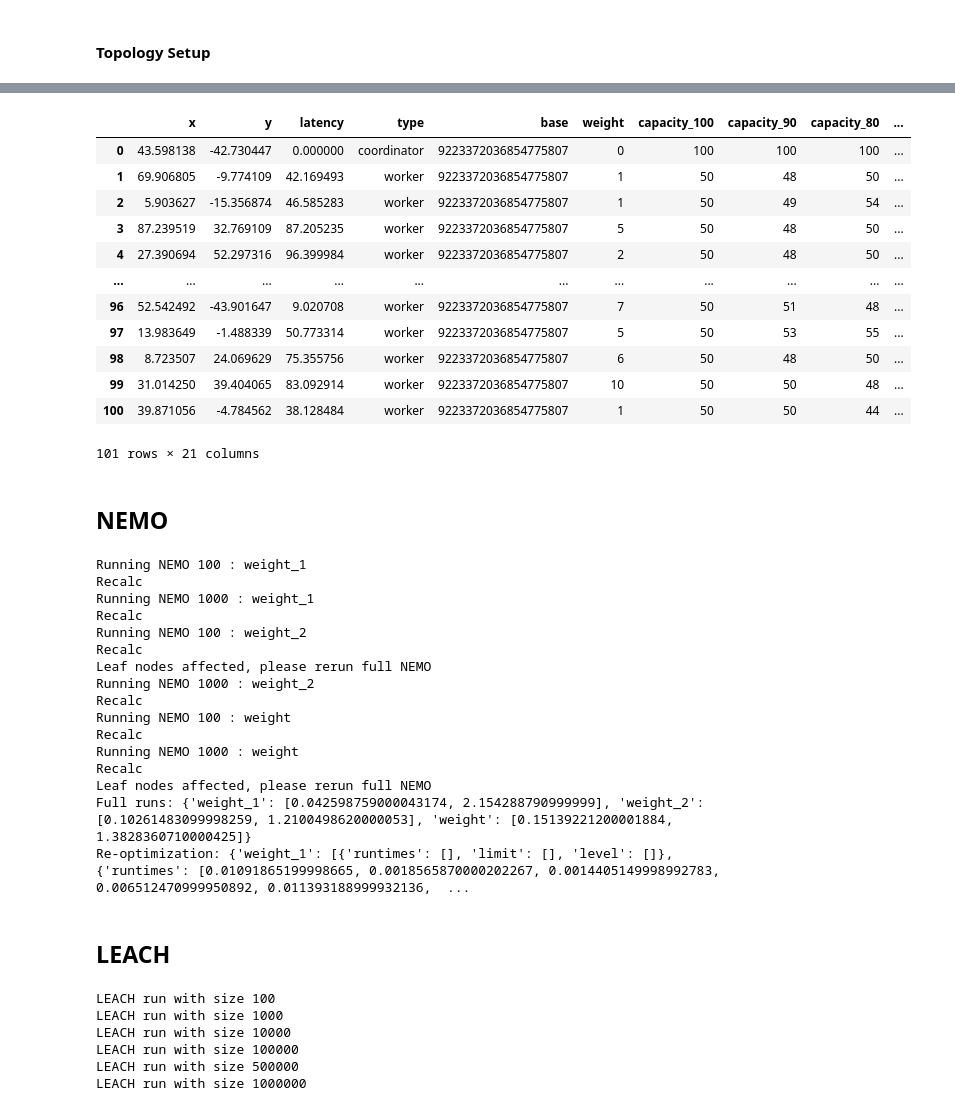
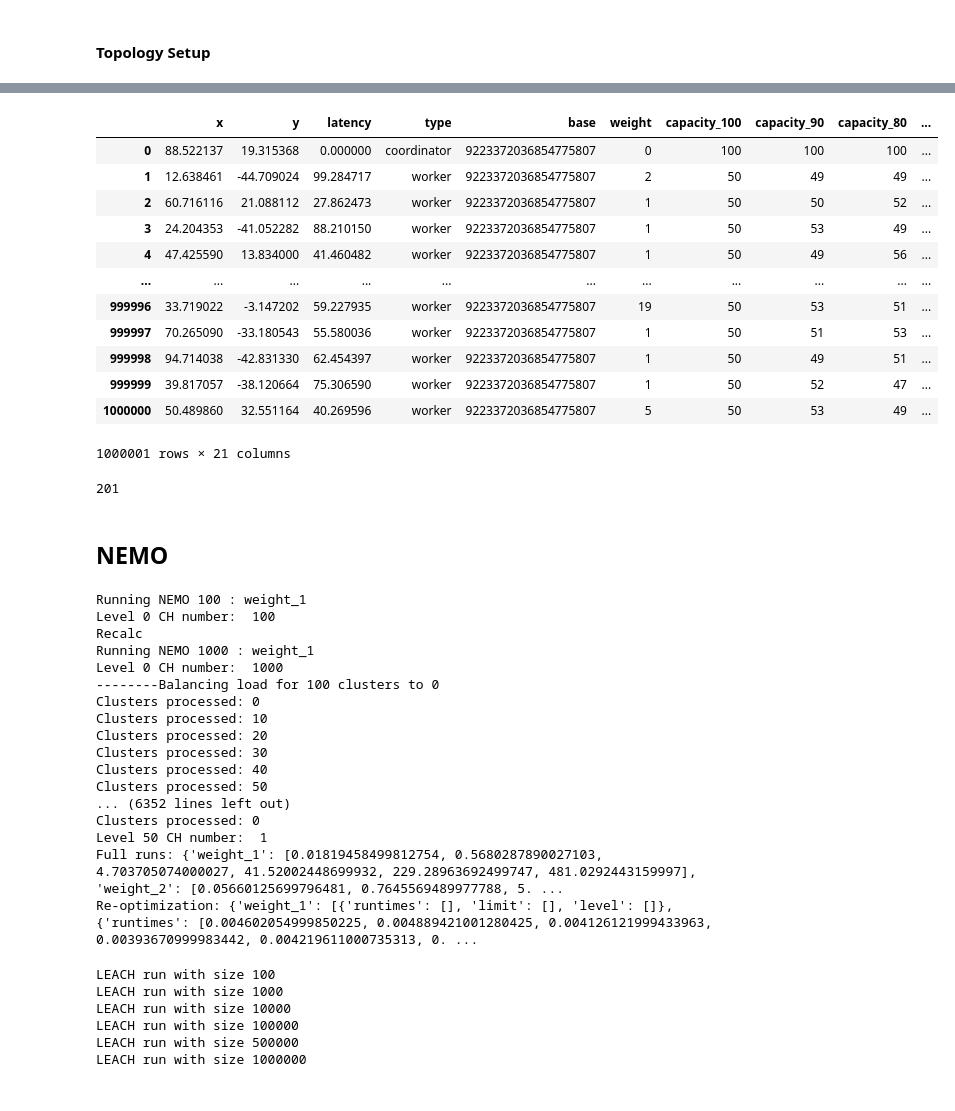
Before and after one commit to xchatzil/NEMO, a Jupyter notebook: notebooks/ScalabilityTests.ipynb, the cells around one changed output, grey strips where cells are left out. Drawn from its saved outputs; the diff is of its cells as text; code cells hidden in the pictures.

```diff
--- a/notebooks/ScalabilityTests.ipynb
+++ b/notebooks/ScalabilityTests.ipynb
@@ -41,8 +45,8 @@ W = 80
 L = 100
 
 opt_k = 0
-#topology_sizes = [100, 1000, 10000, 100000, 500000, 1000000]
-topology_sizes = [100, 1000]
+topology_sizes = [100, 1000, 10000, 100000, 500000, 1000000]
+# topology_sizes = [1000000]
 weight_cols = ["weight_1", "weight_2", "weight"]
 c_capacity = 100
 # %%
@@ -51,7 +55,7 @@ for tsize in topology_sizes:
     print("Creating topology with size", tsize)
     device_number = tsize + 1
     max_resources = device_number * avg - 100
-    centers = int(max(0.01 * tsize, 40))
+    centers = int(max(0.01 * tsize, 200))
 
     coords_df = topology.coords_sim(tsize, centers, X_dim_range, Y_dim_range, seed)
     coord_dict = {"sim": coords_df}
@@ -64,7 +68,7 @@ for tsize in topology_sizes:
     prim_df["weight_2"] = 2
 
     # clustering
-    no_cluster = int(0.1 * device_number)
+    no_cluster = min(int(0.1 * device_number), 200)
     prim_df = topology.add_knn_labels(prim_df, no_cluster)
 
     topologies.append((tsize, prim_df, prim_df[["x", "y"]].to_numpy()))
@@ -78,20 +94,24 @@ Done
 # %%
-df = topologies[0][1]
+df = topologies[len(topologies) - 1][1]
 df
 # %% [output]
 |  | x | y | latency | type | base | weight | capacity_100 | capacity_90 | capacity_80 | ... |
-| 0 | 43.598138 | -42.730447 | 0.000000 | coordinator | 9223372036854775807 | 0 | 100 | 100 | 100 | ... |
-| 1 | 69.906805 | -9.774109 | 42.169493 | worker | 9223372036854775807 | 1 | 50 | 48 | 50 | ... |
-| 2 | 5.903627 | -15.356874 | 46.585283 | worker | 9223372036854775807 | 1 | 50 | 49 | 54 | ... |
-| 3 | 87.239519 | 32.769109 | 87.205235 | worker | 9223372036854775807 | 5 | 50 | 48 | 50 | ... |
-| 4 | 27.390694 | 52.297316 | 96.399984 | worker | 9223372036854775807 | 2 | 50 | 48 | 50 | ... |
+| 0 | 88.522137 | 19.315368 | 0.000000 | coordinator | 9223372036854775807 | 0 | 100 | 100 | 100 | ... |
+| 1 | 12.638461 | -44.709024 | 99.284717 | worker | 9223372036854775807 | 2 | 50 | 49 | 49 | ... |
+| 2 | 60.716116 | 21.088112 | 27.862473 | worker | 9223372036854775807 | 1 | 50 | 50 | 52 | ... |
+| 3 | 24.204353 | -41.052282 | 88.210150 | worker | 9223372036854775807 | 1 | 50 | 53 | 49 | ... |
+| 4 | 47.425590 | 13.834000 | 41.460482 | worker | 9223372036854775807 | 1 | 50 | 49 | 56 | ... |
 | ... | ... | ... | ... | ... | ... | ... | ... | ... | ... | ... |
-| 96 | 52.542492 | -43.901647 | 9.020708 | worker | 9223372036854775807 | 7 | 50 | 51 | 48 | ... |
-| 97 | 13.983649 | -1.488339 | 50.773314 | worker | 9223372036854775807 | 5 | 50 | 53 | 55 | ... |
-| 98 | 8.723507 | 24.069629 | 75.355756 | worker | 9223372036854775807 | 6 | 50 | 48 | 50 | ... |
-| 99 | 31.014250 | 39.404065 | 83.092914 | worker | 9223372036854775807 | 10 | 50 | 50 | 48 | ... |
-| 100 | 39.871056 | -4.784562 | 38.128484 | worker | 9223372036854775807 | 1 | 50 | 50 | 44 | ... |
+| 999996 | 33.719022 | -3.147202 | 59.227935 | worker | 9223372036854775807 | 19 | 50 | 53 | 51 | ... |
+| 999997 | 70.265090 | -33.180543 | 55.580036 | worker | 9223372036854775807 | 1 | 50 | 51 | 53 | ... |
+| 999998 | 94.714038 | -42.831330 | 62.454397 | worker | 9223372036854775807 | 1 | 50 | 49 | 51 | ... |
+| 999999 | 39.817057 | -38.120664 | 75.306590 | worker | 9223372036854775807 | 1 | 50 | 52 | 47 | ... |
+| 1000000 | 50.489860 | 32.551164 | 40.269596 | worker | 9223372036854775807 | 5 | 50 | 53 | 49 | ... |
-101 rows × 21 columns
+1000001 rows × 21 columns
+# %%
+df["cluster"].nunique()
+# %% [output]
+201
 # %% [markdown]
 ## NEMO
 # %%
@@ -109,7 +129,7 @@ for weight_col in weight_cols:
     for tsize, prim_df, coords in topologies:
         print("Running NEMO", prim_df.shape[0] - 1, ":", weight_col)
         # calc full placement
-        nemoSolver = NemoSolver(prim_df, capacity_col, weight_col, max_levels=50, step_size=0.5, merge_factor=0.5)
+        nemoSolver = NemoSolver(prim_df, capacity_col, weight_col, max_levels=50, step_size=0.2, merge_factor=0.8)
 
         start_time = timeit.default_timer()
         df_dict, opt_dict, limits_dict = nemoSolver.nemo_full()
@@ -162,23 +182,22 @@ print("Full runs:", nemo_full_dict)
 print("Re-optimization:", nemo_re_dict)
 # %% [output]
 Running NEMO 100 : weight_1
+Level 0 CH number:  100
 Recalc
 Running NEMO 1000 : weight_1
-Recalc
-Running NEMO 100 : weight_2
-Recalc
-Leaf nodes affected, please rerun full NEMO
-Running NEMO 1000 : weight_2
-Recalc
-Running NEMO 100 : weight
-Recalc
-Running NEMO 1000 : weight
-Recalc
-Leaf nodes affected, please rerun full NEMO
-Full runs: {'weight_1': [0.042598759000043174, 2.154288790999999], 'weight_2': [0.10261483099998259, 1.2100498620000053], 'weight': [0.15139221200001884, 1.3828360710000425]}
-Re-optimization: {'weight_1': [{'runtimes': [], 'limit': [], 'level': []}, {'runtimes': [0.01091865199998665, 0.0018565870000202267, 0.0014405149998992783, 0.006512470999950892, 0.011393188999932136,  ...
+Level 0 CH number:  1000
+--------Balancing load for 100 clusters to 0
+Clusters processed: 0
+Clusters processed: 10
+Clusters processed: 20
+Clusters processed: 30
+Clusters processed: 40
+Clusters processed: 50
+... (6352 lines left out)
+Clusters processed: 0
+Level 50 CH number:  1
+Full runs: {'weight_1': [0.01819458499812754, 0.5680287890027103, 4.703705074000027, 41.52002448699932, 229.28963692499747, 481.0292443159997], 'weight_2': [0.05660125699796481, 0.7645569489977788, 5. ...
+Re-optimization: {'weight_1': [{'runtimes': [], 'limit': [], 'level': []}, {'runtimes': [0.004602054999850225, 0.004889421001280425, 0.004126121999433963, 0.00393670999983442, 0.004219611000735313, 0. ...
-# %% [markdown]
-## LEACH
 # %%
 leach_full = []
 
```
Also changed, not shown: parts of 17 cells of this notebook, 2 other files.
